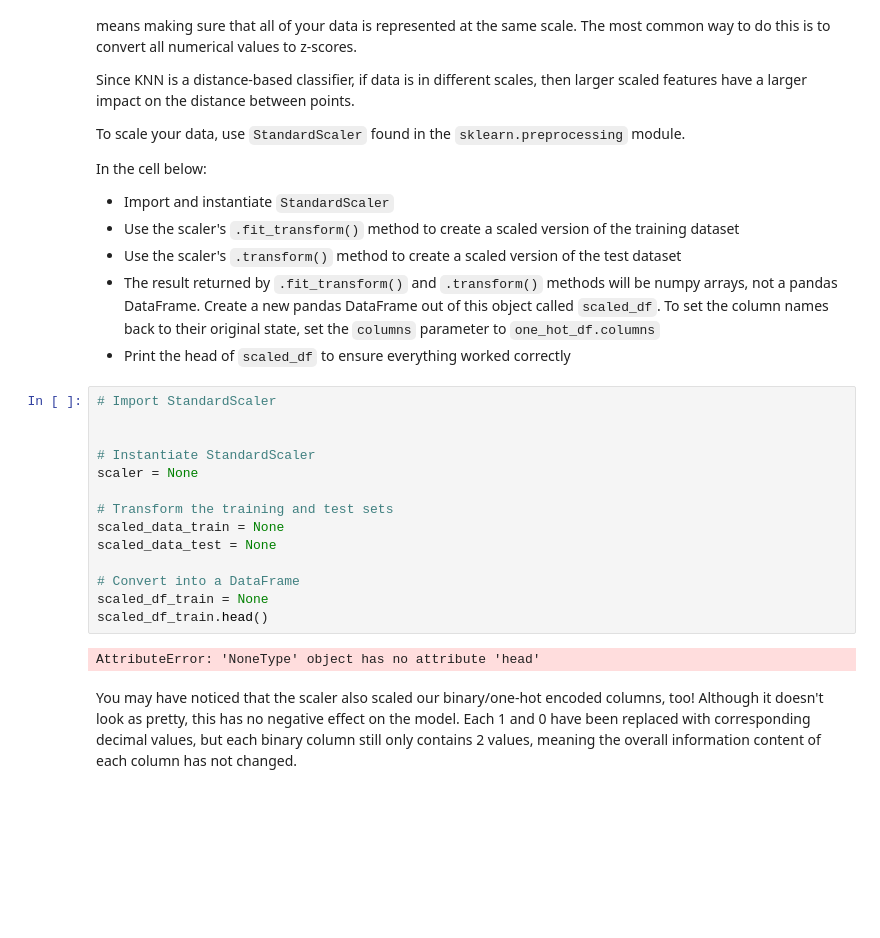
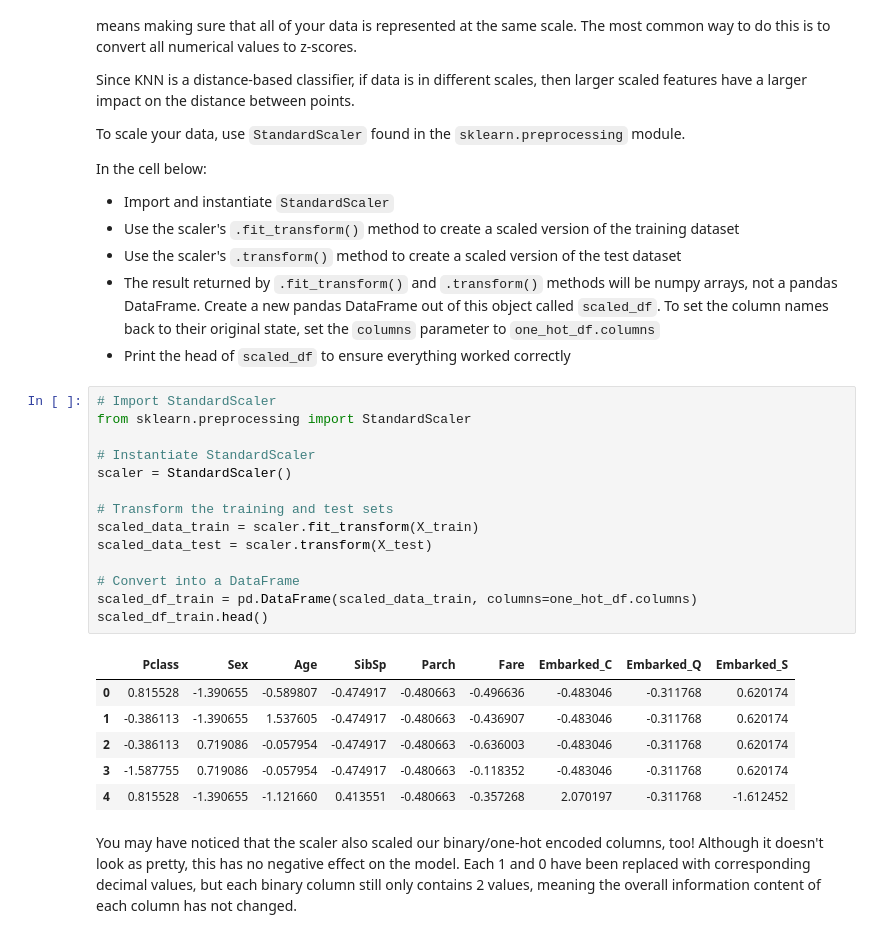
Before and after one commit to mojay6111/Phase_4_AML, a Jupyter notebook: WEEK_1/dsc-knn-with-scikit-learn-lab-master/knn_sklearn_lab.ipynb, the cells around one changed output. Cells and saved outputs as stored; diff of their text form; blank space fills up the shorter version.

```diff
--- a/WEEK_1/dsc-knn-with-scikit-learn-lab-master/knn_sklearn_lab.ipynb
+++ b/WEEK_1/dsc-knn-with-scikit-learn-lab-master/knn_sklearn_lab.ipynb
@@ -206,20 +206,25 @@ In the cell below:
 * Print the head of `scaled_df` to ensure everything worked correctly
 # %%
 # Import StandardScaler
-
+from sklearn.preprocessing import StandardScaler
 
 # Instantiate StandardScaler
-scaler = None
+scaler = StandardScaler()
 
 # Transform the training and test sets
-scaled_data_train = None
-scaled_data_test = None
+scaled_data_train = scaler.fit_transform(X_train)
+scaled_data_test = scaler.transform(X_test)
 
 # Convert into a DataFrame
-scaled_df_train = None
+scaled_df_train = pd.DataFrame(scaled_data_train, columns=one_hot_df.columns)
 scaled_df_train.head()
 # %% [output]
-AttributeError: 'NoneType' object has no attribute 'head'
+|  | Pclass | Sex | Age | SibSp | Parch | Fare | Embarked_C | Embarked_Q | Embarked_S |
+| 0 | 0.815528 | -1.390655 | -0.589807 | -0.474917 | -0.480663 | -0.496636 | -0.483046 | -0.311768 | 0.620174 |
+| 1 | -0.386113 | -1.390655 | 1.537605 | -0.474917 | -0.480663 | -0.436907 | -0.483046 | -0.311768 | 0.620174 |
+| 2 | -0.386113 | 0.719086 | -0.057954 | -0.474917 | -0.480663 | -0.636003 | -0.483046 | -0.311768 | 0.620174 |
+| 3 | -1.587755 | 0.719086 | -0.057954 | -0.474917 | -0.480663 | -0.118352 | -0.483046 | -0.311768 | 0.620174 |
+| 4 | 0.815528 | -1.390655 | -1.121660 | 0.413551 | -0.480663 | -0.357268 | 2.070197 | -0.311768 | -1.612452 |
 # %% [markdown]
 You may have noticed that the scaler also scaled our binary/one-hot encoded columns, too! Although it doesn't look as pretty, this has no negative effect on the model. Each 1 and 0 have been replaced with corresponding decimal values, but each binary column still only contains 2 values, meaning the overall information content of each column has not changed.
 # %% [markdown]
```
Also changed, not shown: parts of 7 cells of this notebook, 2 other files.
